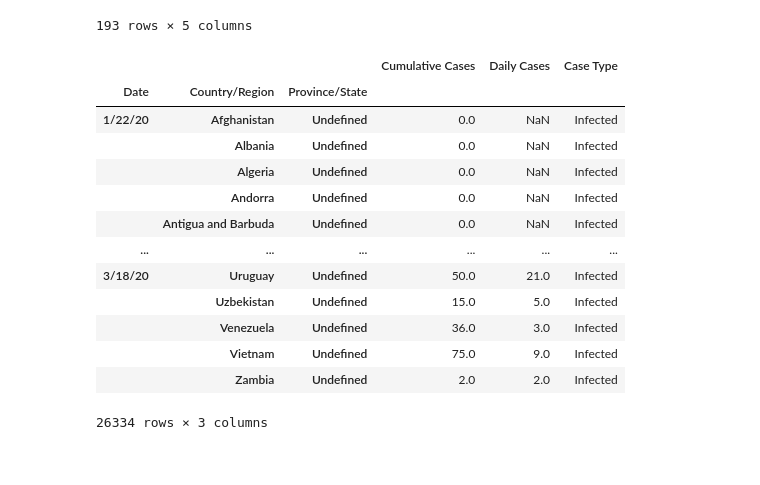
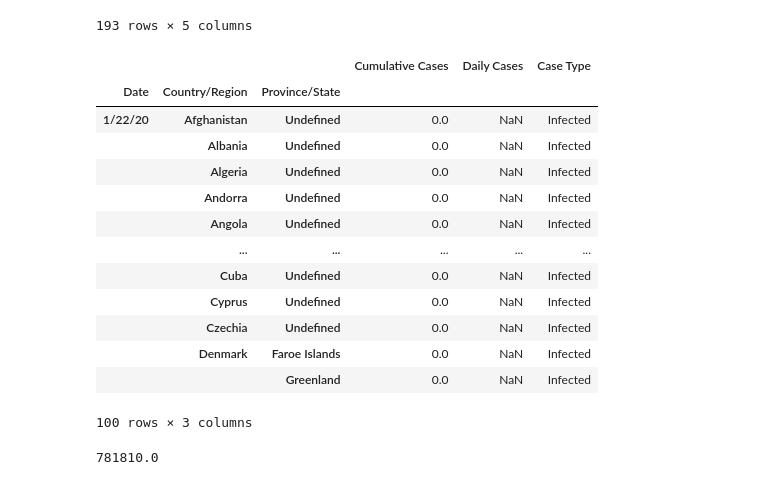
Before and after one commit to feldspar-terra/covid19, a Jupyter notebook: Corona_Virus_State.ipynb, the cells around one changed output. Cells and saved outputs as stored; diff of their text form; code cells hidden in the pictures.

```diff
--- a/Corona_Virus_State.ipynb
+++ b/Corona_Virus_State.ipynb
@@ -221,7 +221,7 @@ countries
 193 rows × 5 columns
 # %%
 #Infected
-infectedurl = 'https://raw.githubusercontent.com/CSSEGISandData/COVID-19/master/csse_covid_19_data/csse_covid_19_time_series/time_series_19-covid-Confirmed.csv'
+infectedurl = 'https://raw.githubusercontent.com/CSSEGISandData/COVID-19/master/csse_covid_19_data/csse_covid_19_time_series/time_series_covid19_confirmed_global.csv'
 # infected_state_type = pd.read_csv(infectedurl, error_bad_lines=False)
 # infected_state_type = infected_state_type.drop(columns=['Lat','Long'])
 # infected_state_type['Province/State'] = infected_state_type['Province/State'].fillna('Undefined')
@@ -229,40 +229,44 @@ infectedurl = 'https://raw.githubusercontent.com/CSSEGISandData/COVID-19/master/
 # infected_state_type = infected_state_type.rename_axis("Date", axis="columns")
 # infected_state_type = infected_state_type.T
 # infected_state_type = infected_state_type.stack().stack().to_frame().rename(columns={0: 'Cases'})
 # infected_state_type['Case Type'] = 'Infected'
 # infected_state_type.name = 'Infected'
 # infected_state_type
 
 #First we must make a DataFrame from the Github CSV
 infected_state_type = pd.read_csv(infectedurl, error_bad_lines=False).drop(columns=['Lat','Long'])
 #To Ensure all Breakdown are Counted Correct
 infected_state_type['Province/State'] = infected_state_type['Province/State'].fillna('Undefined')
 infected_state_type = infected_state_type.groupby(['Province/State','Country/Region']).sum()
 infected_state_type = infected_state_type.rename_axis("Date", axis="columns")
 #Tranpose Table and Create Diff (This lines should Stay Above Stacking)
 infected_state_type = infected_state_type.T
 infected_state_type_diff = infected_state_type.diff()
 #Stacking and Naming Dataframe Values
 infected_state_type = infected_state_type.stack().stack().to_frame().rename(columns={0: 'Cumulative Cases'})
 infected_state_type.name = 'Infected'
 infected_state_type_diff = infected_state_type_diff.stack().stack().to_frame().rename(columns={0: 'Daily Cases'})
 infected_state_type_diff.name = 'Infected Diff'
 infected_state_type = pd.merge(infected_state_type,infected_state_type_diff, how='left', on=['Date','Country/Region','Province/State'])
 infected_state_type['Case Type'] = 'Infected'
-infected_state_type
+infected_state_type.head(100)
 # %% [output]
 |  |  |  | Cumulative Cases | Daily Cases | Case Type |
 | Date | Country/Region | Province/State |  |  |  |
 | 1/22/20 | Afghanistan | Undefined | 0.0 | NaN | Infected |
 |  | Albania | Undefined | 0.0 | NaN | Infected |
 |  | Algeria | Undefined | 0.0 | NaN | Infected |
 |  | Andorra | Undefined | 0.0 | NaN | Infected |
-|  | Antigua and Barbuda | Undefined | 0.0 | NaN | Infected |
-| ... | ... | ... | ... | ... | ... |
-| 3/18/20 | Uruguay | Undefined | 50.0 | 21.0 | Infected |
-|  | Uzbekistan | Undefined | 15.0 | 5.0 | Infected |
-|  | Venezuela | Undefined | 36.0 | 3.0 | Infected |
-|  | Vietnam | Undefined | 75.0 | 9.0 | Infected |
-|  | Zambia | Undefined | 2.0 | 2.0 | Infected |
+|  | Angola | Undefined | 0.0 | NaN | Infected |
+|  | ... | ... | ... | ... | ... |
+|  | Cuba | Undefined | 0.0 | NaN | Infected |
+|  | Cyprus | Undefined | 0.0 | NaN | Infected |
+|  | Czechia | Undefined | 0.0 | NaN | Infected |
+|  | Denmark | Faroe Islands | 0.0 | NaN | Infected |
+|  |  | Greenland | 0.0 | NaN | Infected |
-26334 rows × 3 columns
+100 rows × 3 columns
+# %%
+(infected_state_type.groupby('Country/Region')['Daily Cases'].sum()).sum()
+# %% [output]
+781810.0
 # %%
```
Also changed, not shown: parts of 12 cells of this notebook.
